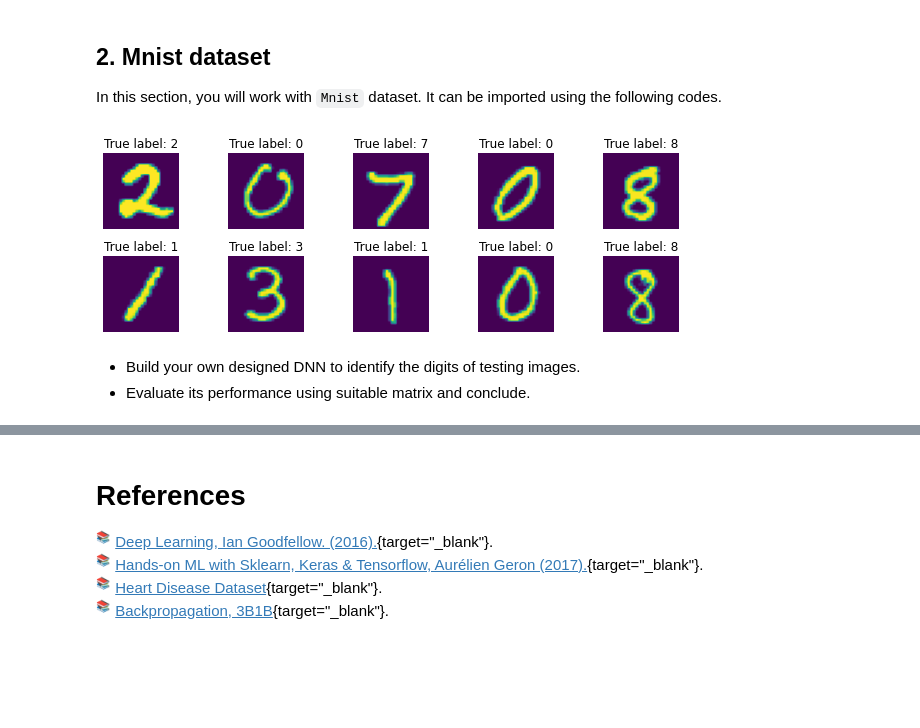
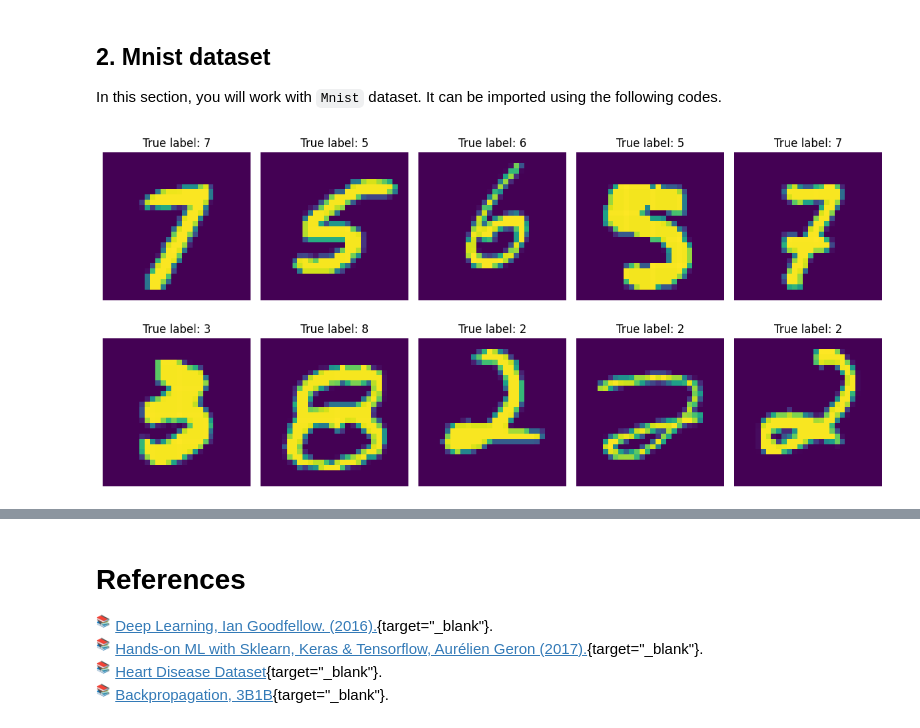
Before and after one commit to hassothea/Advanced-Machine-Learning-ITC, a Jupyter notebook: TPs/TP_Neural_Network.ipynb, the cells around one changed output, grey strips where cells are left out. Saved outputs shown, nothing was run; the diff lists cells and outputs as text; code cells hidden in the pictures; blank space fills up the shorter version.

```diff
--- a/TPs/TP_Neural_Network.ipynb
+++ b/TPs/TP_Neural_Network.ipynb
@@ -137,19 +137,16 @@ In this section, you will work with `Mnist` dataset. It can be imported using th
 # %%
 from keras.datasets import mnist
 (train_images, train_labels), (test_images, test_labels) = mnist.load_data()
 
 import matplotlib.pyplot as plt
 import numpy as np
 digit = np.random.choice(train_images.shape[0], size=10)
-_ , axs = plt.subplots(2,5, figsize=(9, 3))
+_ , axs = plt.subplots(2,5, figsize=(12, 6))
 for i in range(10):
   axs[i//5, i%5].imshow(train_images[digit[i]])
   axs[i//5, i%5].axis("off")
   axs[i//5, i%5].set_title(f"True label: {train_labels[digit[i]]}")
 plt.tight_layout()
 plt.show()
 # %% [output]
-[figure, old version]
+[figure, new version]
-# %% [markdown]
-- Build your own designed DNN to identify the digits of testing images.
-- Evaluate its performance using suitable matrix and conclude.
```
Also changed, not shown: parts of 5 cells of this notebook, 4 other files.
